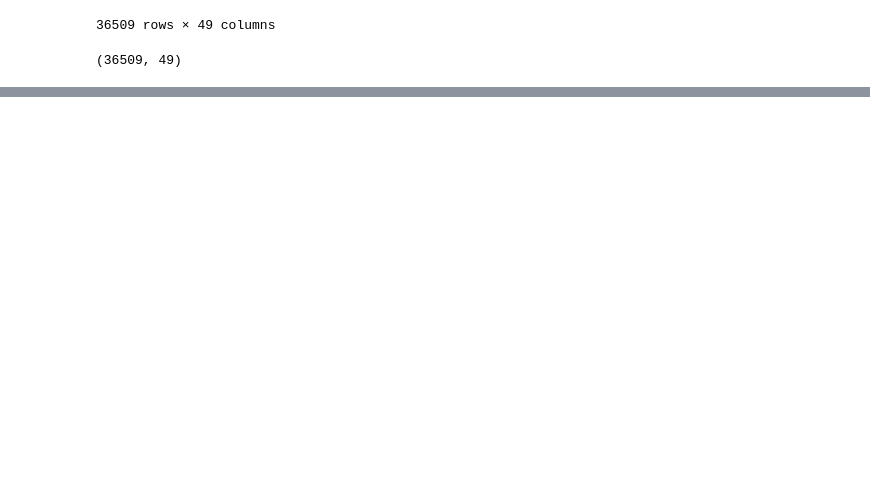
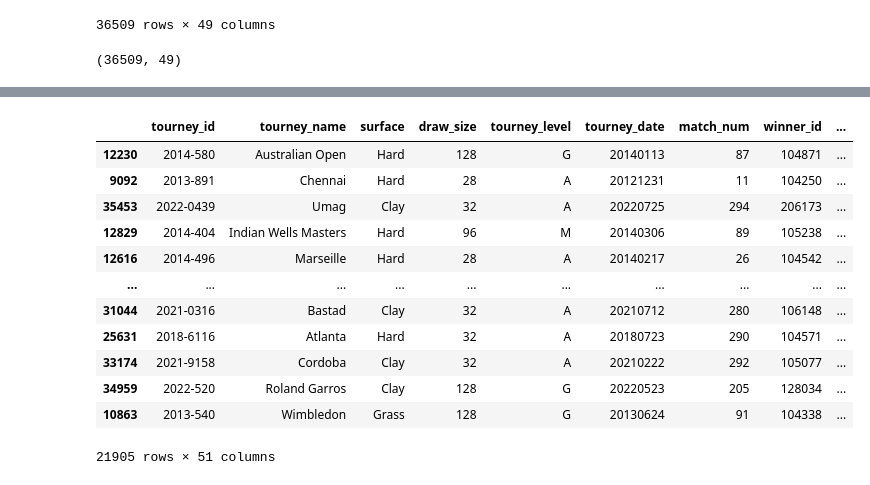
Before and after one commit to NazarPolishchuk7/Tennis_Match_Prediction, a Jupyter notebook: notebooks/data_preprocessing.ipynb, the cells around one changed output, grey strips where cells are left out. Saved outputs shown, nothing was run; the diff lists cells and outputs as text; code cells hidden in the pictures; blank space fills up the shorter version.

```diff
--- a/notebooks/data_preprocessing.ipynb
+++ b/notebooks/data_preprocessing.ipynb
@@ -115,0 +230,20 @@ df.to_csv('C:/Users/nazar/Tennis_Match_Prediction/data/processed_data/data_2010_
+# %%
+winner_df , loser_df = train_test_split(df, test_size=0.4, random_state = 17)
+# %%
+winner_df['player_id'] = winner_df['winner_id']
+# %%
+winner_df
+# %% [output]
+|  | tourney_id | tourney_name | surface | draw_size | tourney_level | tourney_date | match_num | winner_id | ... |
+| 12230 | 2014-580 | Australian Open | Hard | 128 | G | 20140113 | 87 | 104871 | ... |
+| 9092 | 2013-891 | Chennai | Hard | 28 | A | 20121231 | 11 | 104250 | ... |
+| 35453 | 2022-0439 | Umag | Clay | 32 | A | 20220725 | 294 | 206173 | ... |
+| 12829 | 2014-404 | Indian Wells Masters | Hard | 96 | M | 20140306 | 89 | 105238 | ... |
+| 12616 | 2014-496 | Marseille | Hard | 28 | A | 20140217 | 26 | 104542 | ... |
+| ... | ... | ... | ... | ... | ... | ... | ... | ... | ... |
+| 31044 | 2021-0316 | Bastad | Clay | 32 | A | 20210712 | 280 | 106148 | ... |
+| 25631 | 2018-6116 | Atlanta | Hard | 32 | A | 20180723 | 290 | 104571 | ... |
+| 33174 | 2021-9158 | Cordoba | Clay | 32 | A | 20210222 | 292 | 105077 | ... |
+| 34959 | 2022-520 | Roland Garros | Clay | 128 | G | 20220523 | 205 | 128034 | ... |
+| 10863 | 2013-540 | Wimbledon | Grass | 128 | G | 20130624 | 91 | 104338 | ... |
+21905 rows × 51 columns
```
Also changed, not shown: parts of 23 cells of this notebook.
